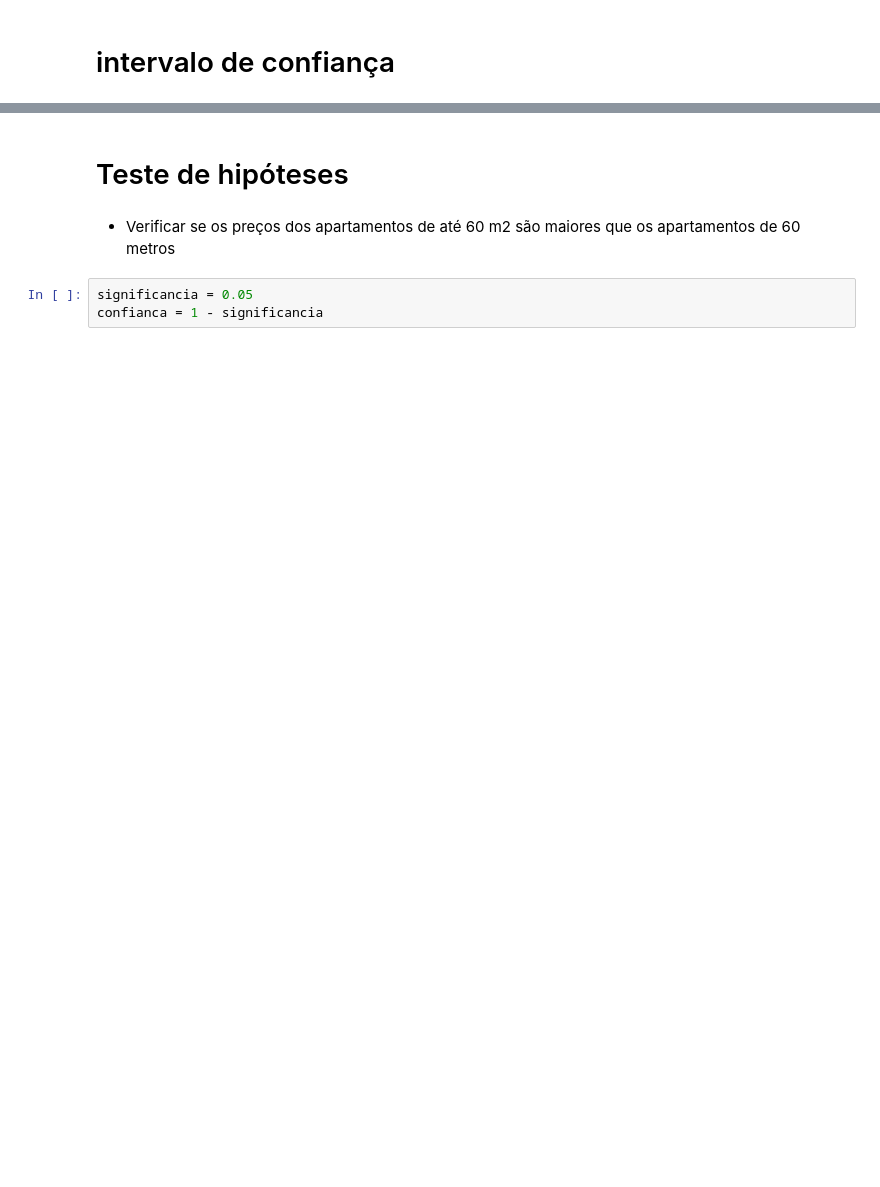
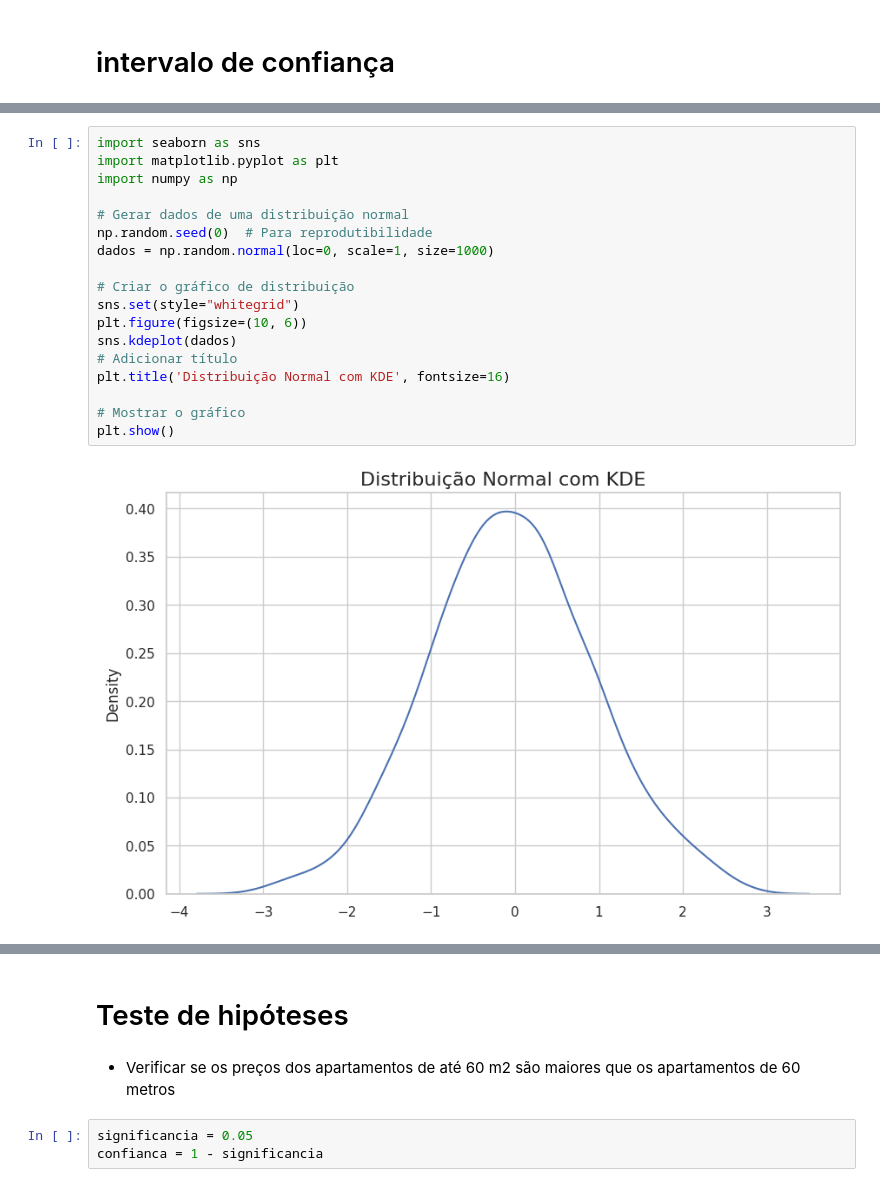
Before and after one commit to rodrigorocha1/extracao_viva_real_selenium, a Jupyter notebook: notebooks_exemplo/analise_imoveis.ipynb, the cells around one changed output, grey strips where cells are left out. Saved outputs shown, nothing was run; the diff lists cells and outputs as text; blank space fills up the shorter version.

```diff
--- a/notebooks_exemplo/analise_imoveis.ipynb
+++ b/notebooks_exemplo/analise_imoveis.ipynb
@@ -201,0 +202,20 @@ See the caveats in the documentation: https://pandas.pydata.org/pandas-docs/stab
+# %%
+import seaborn as sns
+import matplotlib.pyplot as plt
+import numpy as np
+
+# Gerar dados de uma distribuição normal
+np.random.seed(0)  # Para reprodutibilidade
+dados = np.random.normal(loc=0, scale=1, size=1000)
+
+# Criar o gráfico de distribuição
+sns.set(style="whitegrid")
+plt.figure(figsize=(10, 6))
+sns.kdeplot(dados)
+# Adicionar título
+plt.title('Distribuição Normal com KDE', fontsize=16)
+
+# Mostrar o gráfico
+plt.show()
+# %% [output]
+[figure, added]
```
Also changed, not shown: parts of 11 cells of this notebook, 10 other files.
